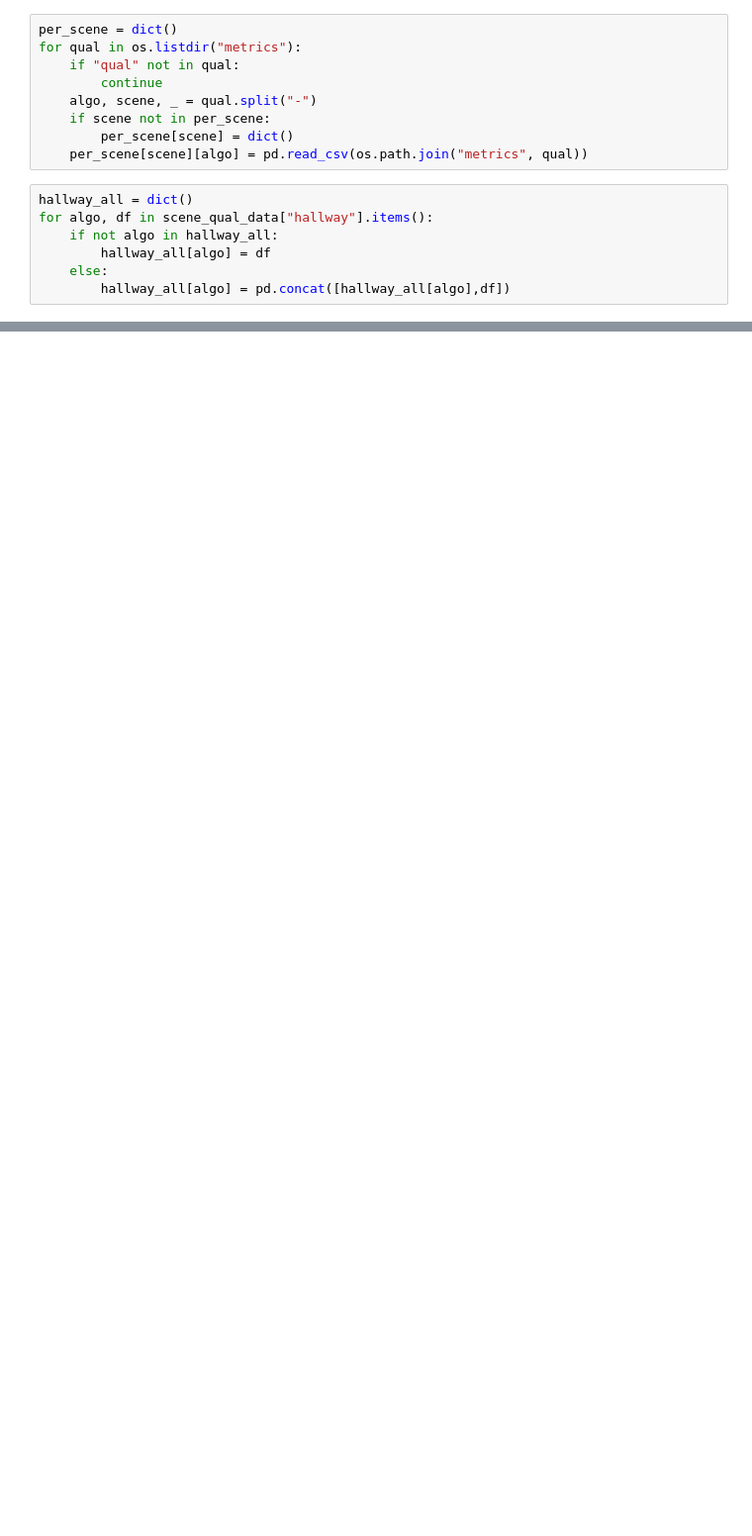
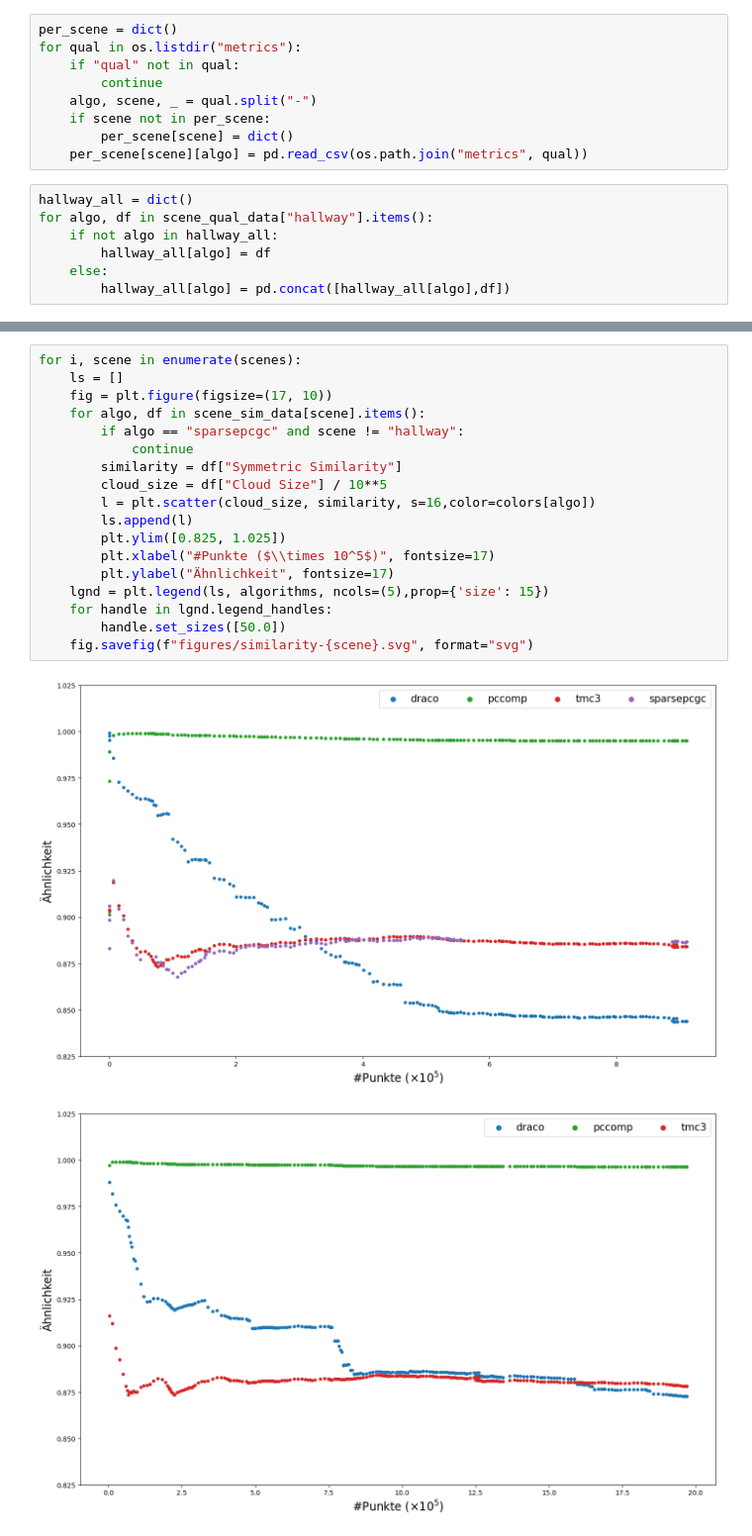
Before and after one commit to lupeterm/pc-compression, a Jupyter notebook: plot.ipynb, the cells around one changed output, grey strips where cells are left out. Shown at 99% size. Drawn from its saved outputs; the diff is of its cells as text; blank space fills up the shorter version.

```diff
--- a/plot.ipynb
+++ b/plot.ipynb
@@ -291,0 +264,21 @@ plt.show()
+# %%
+for i, scene in enumerate(scenes):
+    ls = []
+    fig = plt.figure(figsize=(17, 10))
+    for algo, df in scene_sim_data[scene].items():
+        if algo == "sparsepcgc" and scene != "hallway":
+            continue
+        similarity = df["Symmetric Similarity"]
+        cloud_size = df["Cloud Size"] / 10**5
+        l = plt.scatter(cloud_size, similarity, s=16,color=colors[algo])
+        ls.append(l)
+        plt.ylim([0.825, 1.025])
+        plt.xlabel("#Punkte ($\\times 10^5$)", fontsize=17)
+        plt.ylabel("Ähnlichkeit", fontsize=17)
+    lgnd = plt.legend(ls, algorithms, ncols=(5),prop={'size': 15})
+    for handle in lgnd.legend_handles:
+        handle.set_sizes([50.0])
+    fig.savefig(f"figures/similarity-{scene}.svg", format="svg")
+# %% [output]
+[figure, added]
+[figure, added]
```
Also changed, not shown: parts of 14 cells of this notebook, 14 other files.
